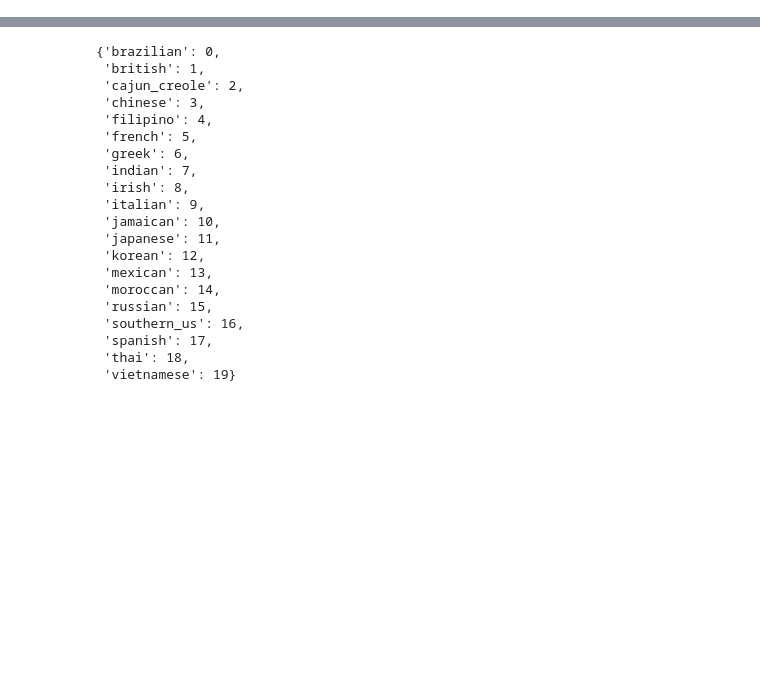
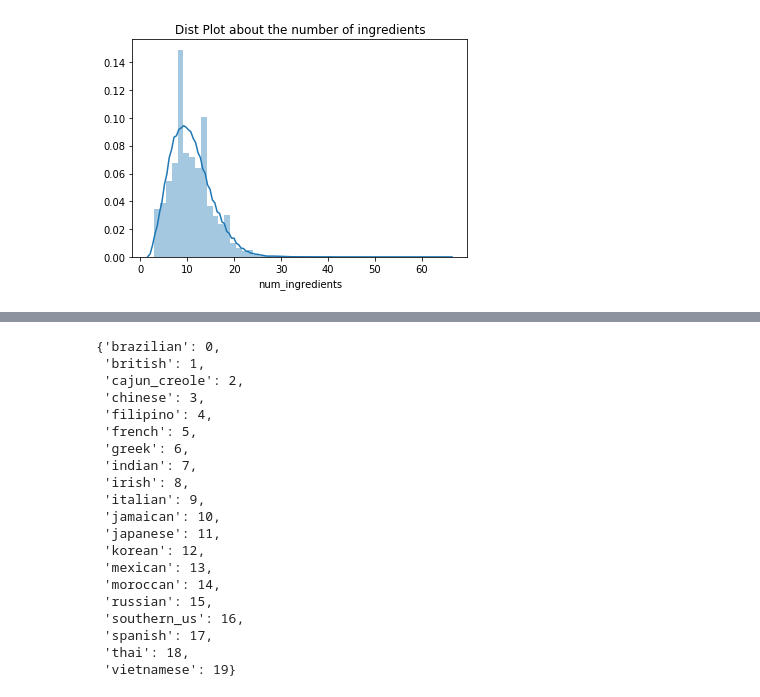
Before and after one commit to Jsoyeon/OSSP_JSY, a Jupyter notebook: ossp_jsy.ipynb, the cells around one changed output, grey strips where cells are left out. Cells and saved outputs as stored; diff of their text form; code cells hidden in the pictures; blank space fills up the shorter version.

```diff
--- a/ossp_jsy.ipynb
+++ b/ossp_jsy.ipynb
@@ -39,3 +144,9 @@ train = train[train['num_ingredients'] > 2]
+# %%
+sns.distplot(train["num_ingredients"])
+plt.title("Dist Plot about the number of ingredients")
+plt.show()
+# %% [output]
+[figure, added]
 # %%
 lemmatizer = WordNetLemmatizer()
 def preprocess(ingredients):
```
Also changed, not shown: parts of 12 cells of this notebook.
